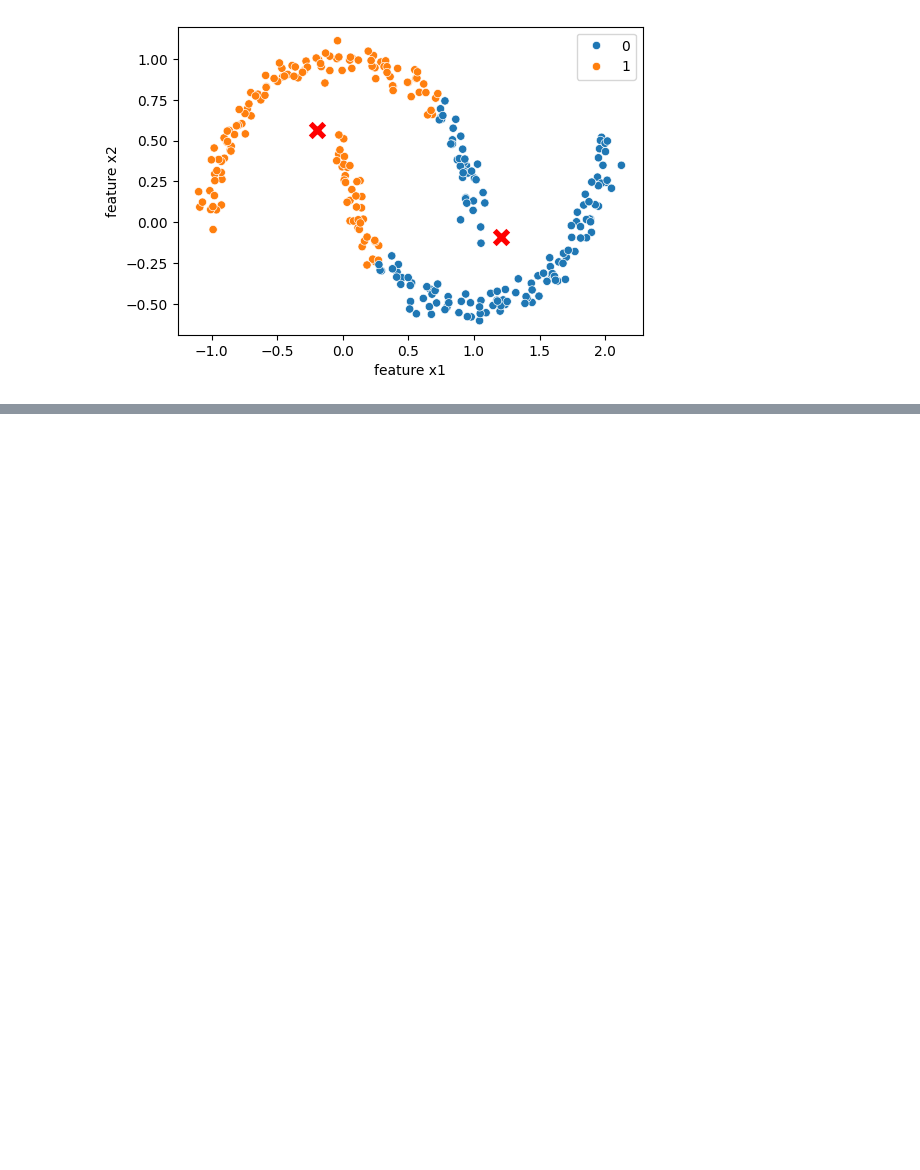
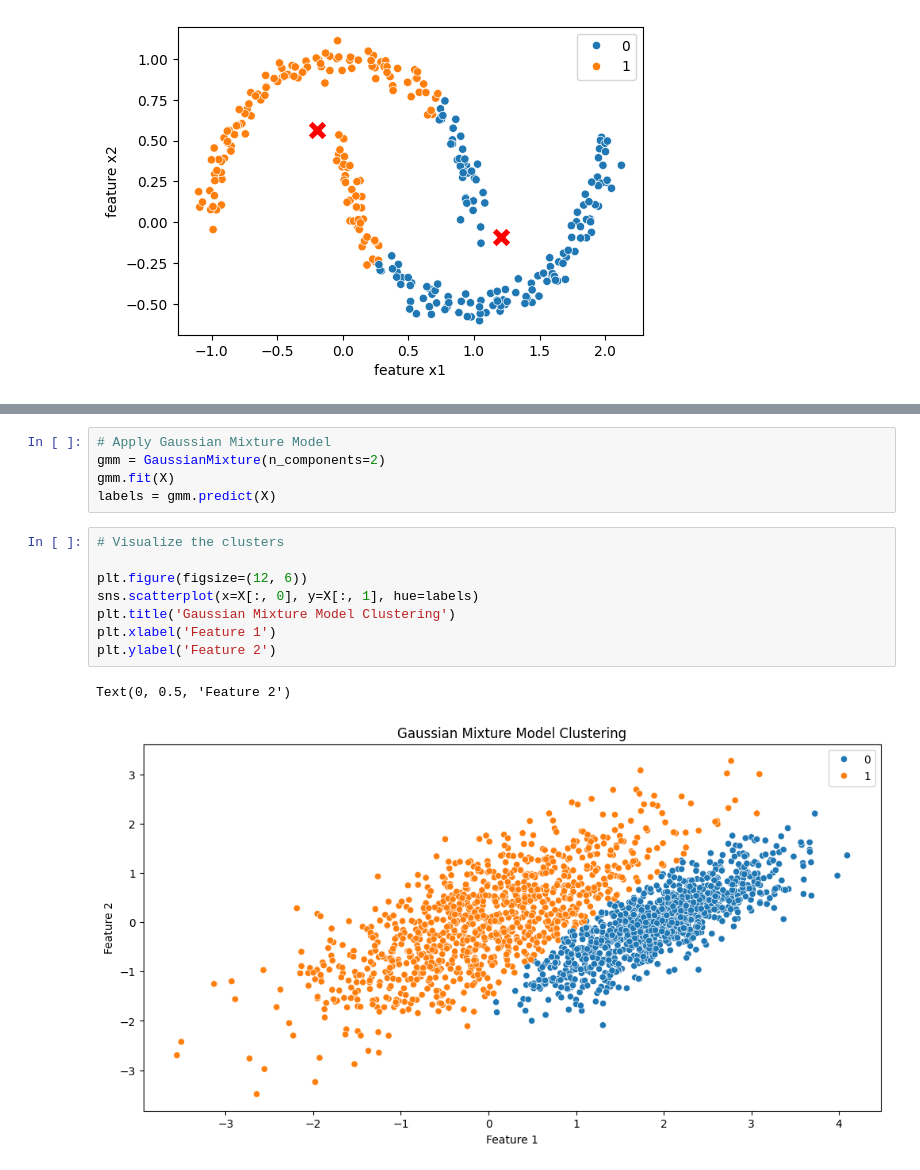
Before and after one commit to prof-sushil/Data-Science-World, a Jupyter notebook: tutorials/clustering_k_means.ipynb, the cells around one changed output, grey strips where cells are left out. Saved outputs shown, nothing was run; the diff lists cells and outputs as text; blank space fills up the shorter version.

```diff
--- a/tutorials/clustering_k_means.ipynb
+++ b/tutorials/clustering_k_means.ipynb
@@ -216,0 +358,16 @@ plt.show()
+# %%
+# Apply Gaussian Mixture Model
+gmm = GaussianMixture(n_components=2)
+gmm.fit(X)
+labels = gmm.predict(X)
+# %%
+# Visualize the clusters
+
+plt.figure(figsize=(12, 6))
+sns.scatterplot(x=X[:, 0], y=X[:, 1], hue=labels)
+plt.title('Gaussian Mixture Model Clustering')
+plt.xlabel('Feature 1')
+plt.ylabel('Feature 2')
+# %% [output]
+Text(0, 0.5, 'Feature 2')
+[figure, added]
```
Also changed, not shown: parts of 16 cells of this notebook, 3 other files.
